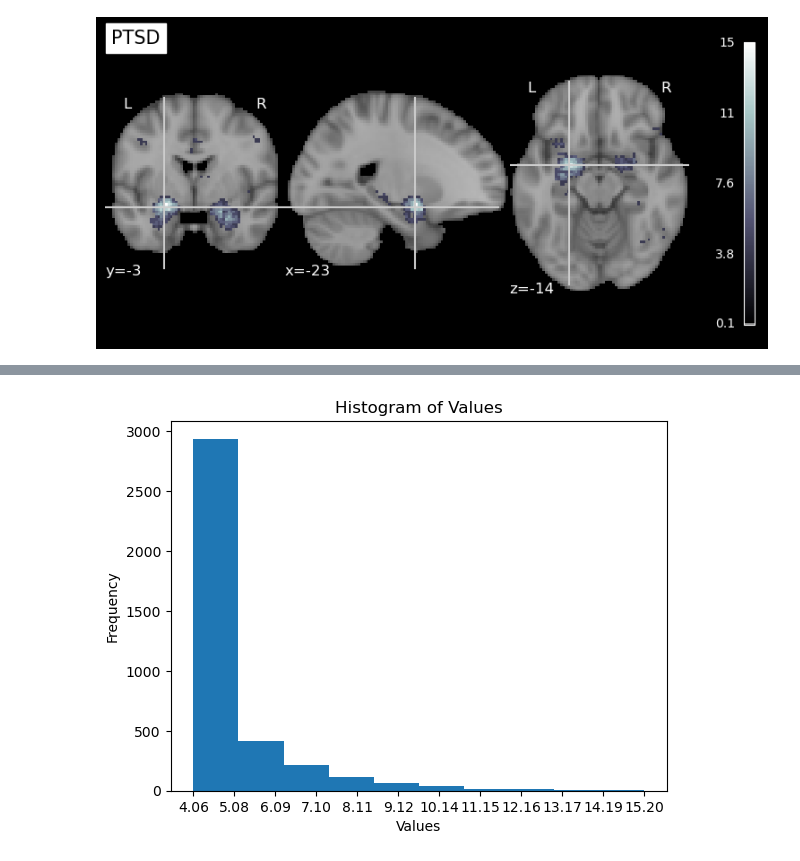
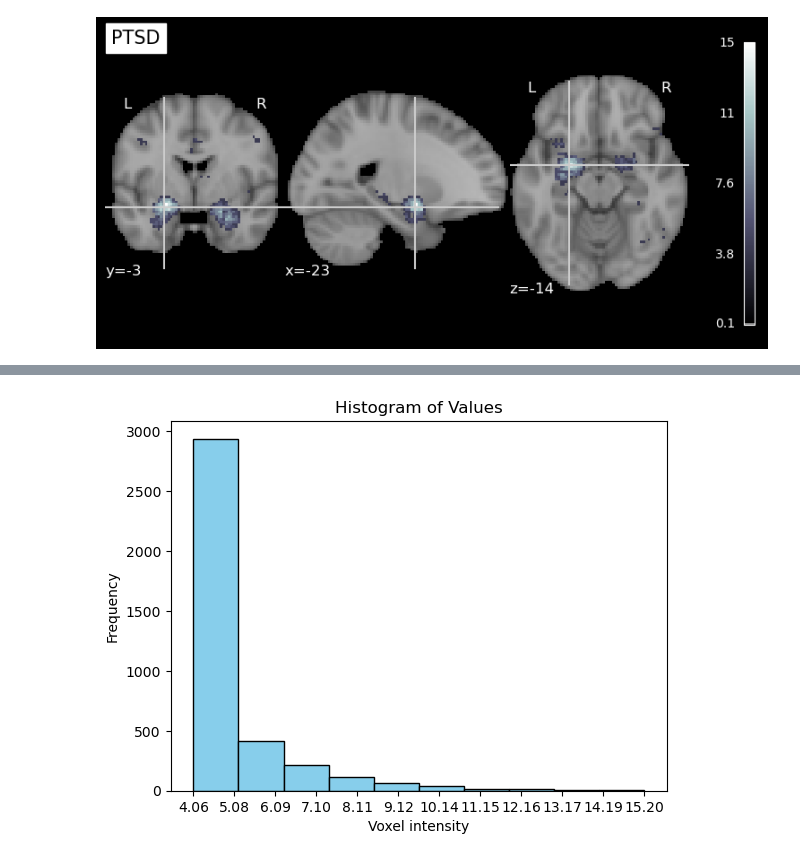
Before and after one commit to pecherkina/propsy-home-assignment, a Jupyter notebook: ptsd-visualization.ipynb, the cells around one changed output, grey strips where cells are left out. Drawn from its saved outputs; the diff is of its cells as text; code cells hidden in the pictures.

```diff
--- a/main.ipynb
+++ b/ptsd-visualization.ipynb
@@ -46,26 +63,26 @@ plt.show()
 # %%
 import nibabel as nib
 
 # Histogram
 data_file = nib.load('data/' + uniformity_test_file[0])
 data_array = data_file.get_fdata()
 
 # Read data from three-dimensions array
 results_for_histogram = []
 for x in data_array:
     for y in x:
         for z in y:
             if z > 0:
                 results_for_histogram.append(z)
 
 # Visualize data
-plt.hist(results_for_histogram)
-plt.xlabel('Values')
+plt.hist(results_for_histogram, color='skyblue', edgecolor='k')
+plt.xlabel('Voxel intensity')
 plt.ylabel('Frequency')
 plt.title('Histogram of Values')
 plt.xticks(sorted(set(results_for_histogram)))
 
 #Save results to the file
 plt.savefig('results/histogram.png')
 # %% [output]
-[figure, old version]
+[figure, new version]
```
Also changed, not shown: parts of 10 cells of this notebook, 2 other files.
